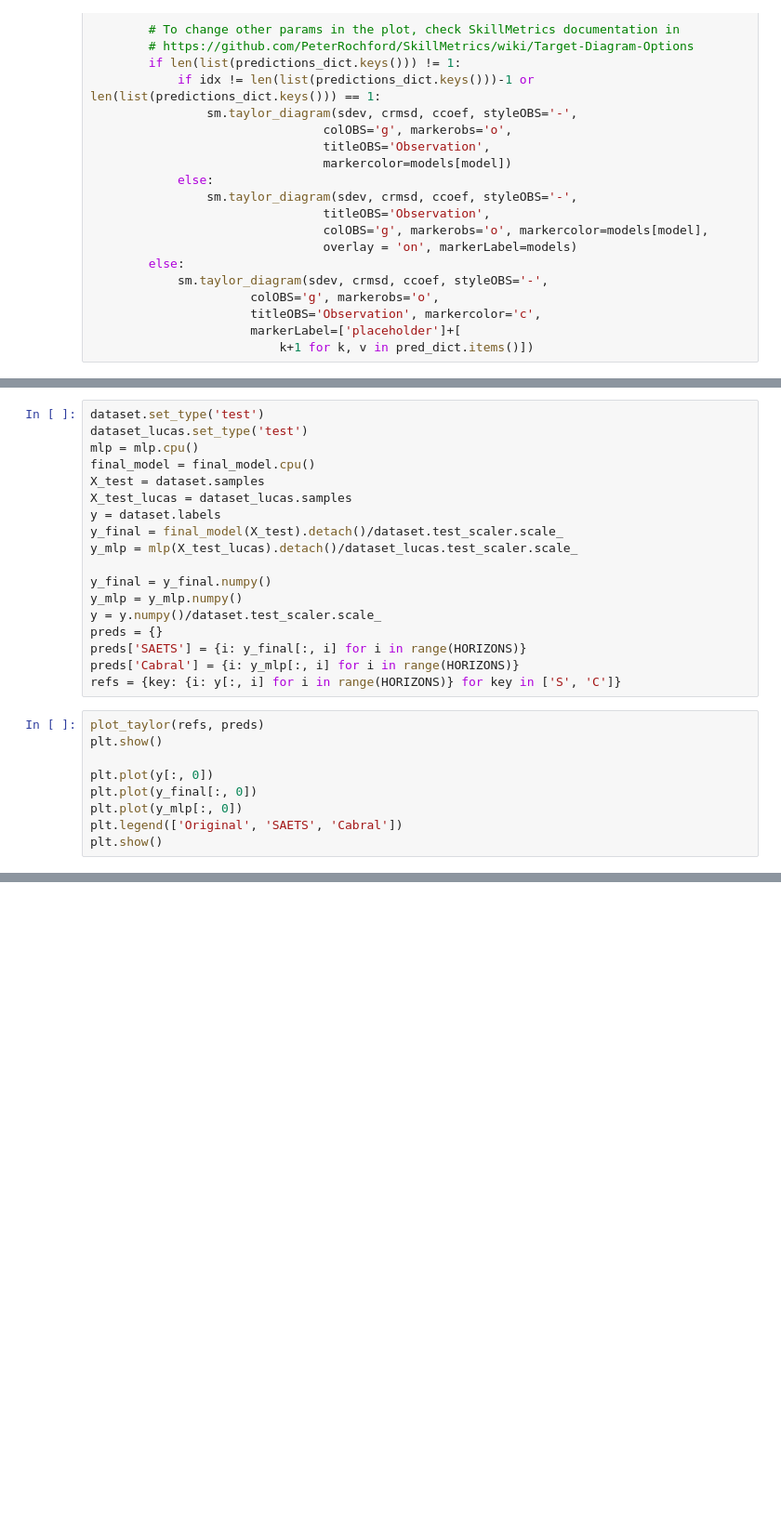
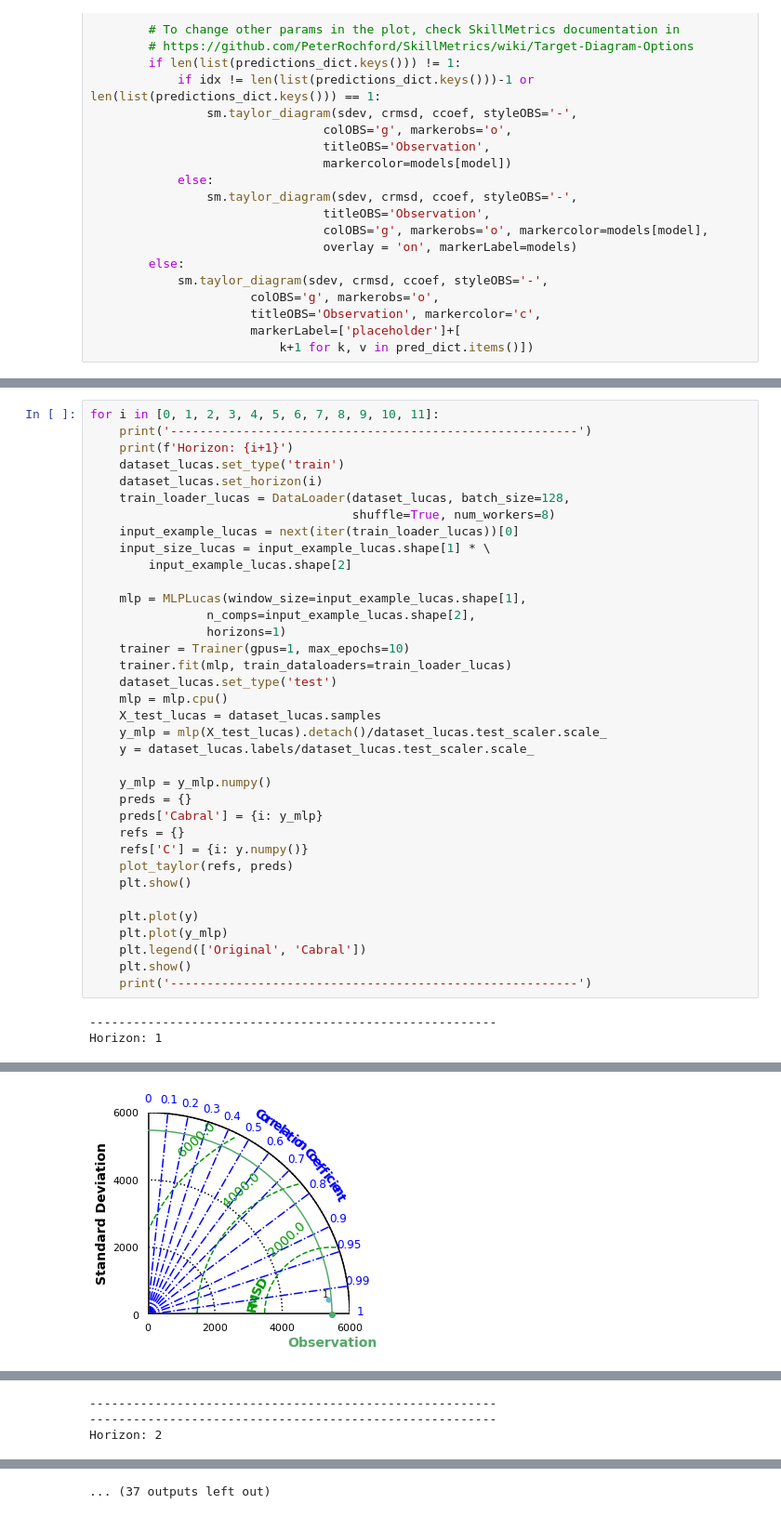
Before and after one commit to goncamateus/time_series, a Jupyter notebook: cer.ipynb, the cells around one changed output, grey strips where cells are left out. Shown at 93% size. Drawn from its saved outputs; the diff is of its cells as text; blank space fills up the shorter version.

```diff
--- a/cer.ipynb
+++ b/cer.ipynb
@@ -155,27 +93,39 @@ trainer.fit(mlp, train_dataloader=train_loader_lucas)
-# %%
-dataset.set_type('test')
-dataset_lucas.set_type('test')
-mlp = mlp.cpu()
-final_model = final_model.cpu()
-X_test = dataset.samples
-X_test_lucas = dataset_lucas.samples
-y = dataset.labels
-y_final = final_model(X_test).detach()/dataset.test_scaler.scale_
-y_mlp = mlp(X_test_lucas).detach()/dataset_lucas.test_scaler.scale_
-
-y_final = y_final.numpy()
-y_mlp = y_mlp.numpy()
-y = y.numpy()/dataset.test_scaler.scale_
-preds = {}
-preds['SAETS'] = {i: y_final[:, i] for i in range(HORIZONS)}
-preds['Cabral'] = {i: y_mlp[:, i] for i in range(HORIZONS)}
-refs = {key: {i: y[:, i] for i in range(HORIZONS)} for key in ['S', 'C']}
-# %%
-plot_taylor(refs, preds)
-plt.show()
-
-plt.plot(y[:, 0])
-plt.plot(y_final[:, 0])
-plt.plot(y_mlp[:, 0])
-plt.legend(['Original', 'SAETS', 'Cabral'])
-plt.show()
+# %%
+for i in [0, 1, 2, 3, 4, 5, 6, 7, 8, 9, 10, 11]:
+    print('--------------------------------------------------------')
+    print(f'Horizon: {i+1}')
+    dataset_lucas.set_type('train')
+    dataset_lucas.set_horizon(i)
+    train_loader_lucas = DataLoader(dataset_lucas, batch_size=128,
+                                    shuffle=True, num_workers=8)
+    input_example_lucas = next(iter(train_loader_lucas))[0]
+    input_size_lucas = input_example_lucas.shape[1] * \
+        input_example_lucas.shape[2]
+
+    mlp = MLPLucas(window_size=input_example_lucas.shape[1],
+                n_comps=input_example_lucas.shape[2],
+                horizons=1)
+    trainer = Trainer(gpus=1, max_epochs=10)
+    trainer.fit(mlp, train_dataloaders=train_loader_lucas)
+    dataset_lucas.set_type('test')
+    mlp = mlp.cpu()
+    X_test_lucas = dataset_lucas.samples
+    y_mlp = mlp(X_test_lucas).detach()/dataset_lucas.test_scaler.scale_
+    y = dataset_lucas.labels/dataset_lucas.test_scaler.scale_
+
+    y_mlp = y_mlp.numpy()
+    preds = {}
+    preds['Cabral'] = {i: y_mlp}
+    refs = {}
+    refs['C'] = {i: y.numpy()}
+    plot_taylor(refs, preds)
+    plt.show()
+
+    plt.plot(y)
+    plt.plot(y_mlp)
+    plt.legend(['Original', 'Cabral'])
+    plt.show()
+    print('--------------------------------------------------------')
+# %% [output]
+--------------------------------------------------------
+Horizon: 1
@@ -181,0 +146 @@ plt.show()
+[figure, added]
@@ -181,0 +148,3 @@ plt.show()
+--------------------------------------------------------
+--------------------------------------------------------
+Horizon: 2
@@ -181,0 +186 @@ plt.show()
+... (37 outputs left out)
```
Also changed, not shown: parts of 7 cells of this notebook, 4 other files.
